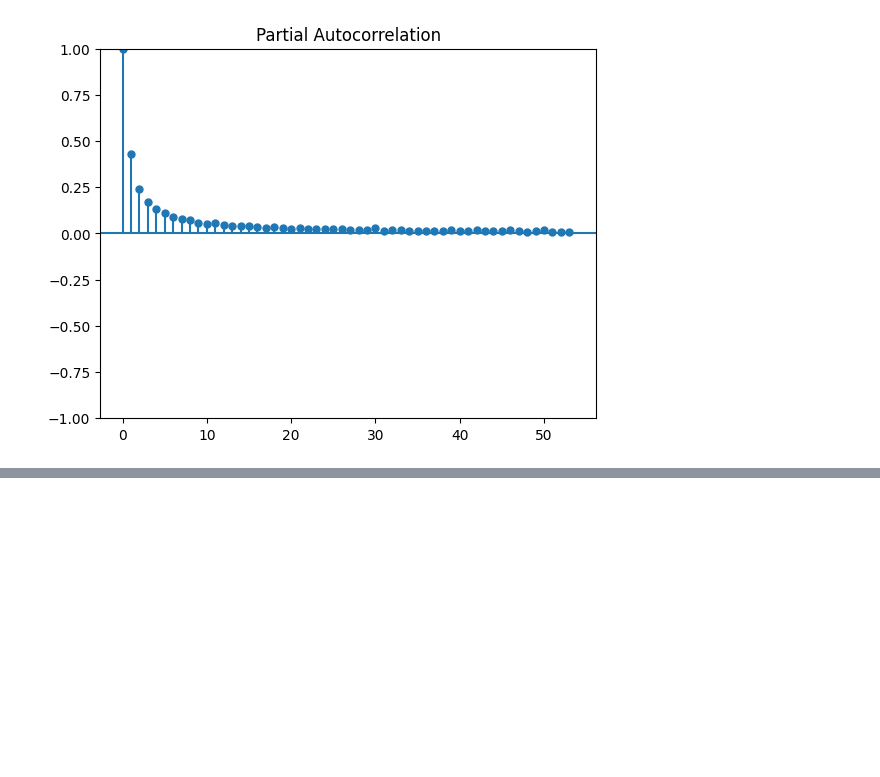
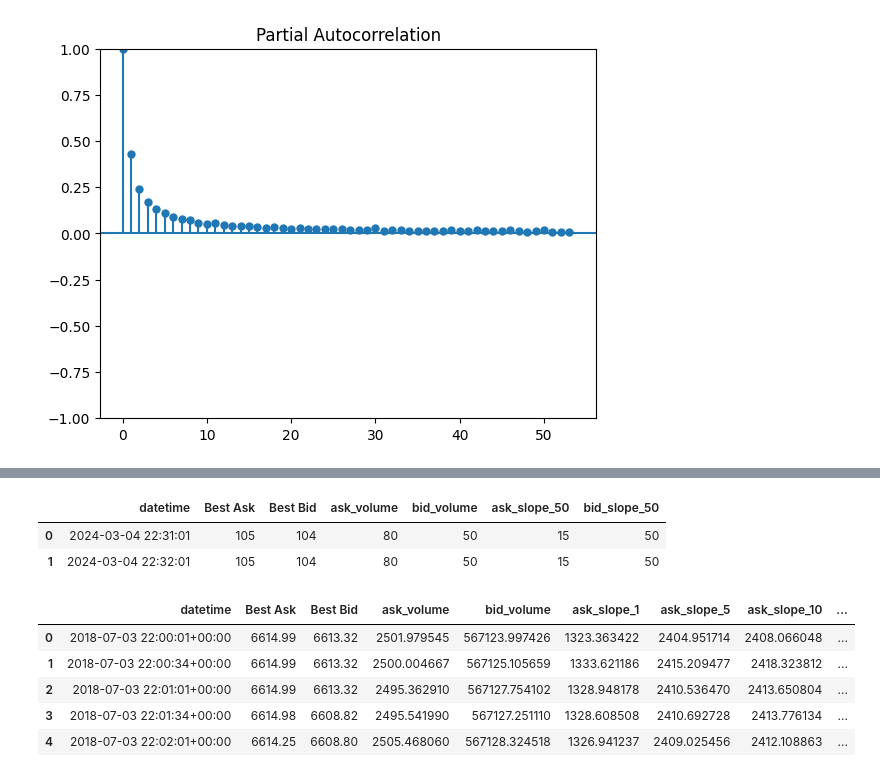
Before and after one commit to pfurjesz/MLFCS, a Jupyter notebook: EDA.ipynb, the cells around one changed output, grey strips where cells are left out. Cells and saved outputs as stored; diff of their text form; code cells hidden in the pictures; blank space fills up the shorter version.

```diff
--- a/EDA.ipynb
+++ b/EDA.ipynb
@@ -225,0 +350,71 @@ plot_pacf(trx_dataset_grouped['log_deseasoned_total_volume']);
+# %%
+import pandas as pd
+import numpy as np
+
+def compute_features(group, thresholds):
+    bids = group[group['type'] == 'b'].sort_values(by='price', ascending=False)  # Highest bid first
+    asks = group[group['type'] == 'a'].sort_values(by='price', ascending=True)   # Lowest ask first
+
+    if bids.empty or asks.empty:
+        return pd.Series({
+            'Best Ask': np.nan, 'Best Bid': np.nan, 'ask_volume': np.nan, 'bid_volume': np.nan,
+            **{f'ask_slope_{x}': np.nan for x in thresholds},
+            **{f'bid_slope_{x}': np.nan for x in thresholds}
+        })
+
+    best_bid = bids['price'].iloc[0]
+    best_ask = asks['price'].iloc[0]
+    total_bid_volume = bids['amount'].sum()
+    total_ask_volume = asks['amount'].sum()
+
+    def find_offset_price(df, total_volume, x, side='bid'):
+        """Find price level where cumulative volume reaches x% of total volume."""
+        cum_vol = df['amount'].cumsum()
+        threshold_volume = total_volume * (x / 100)
+        idx = (cum_vol >= threshold_volume).idxmax()
+        return df.loc[idx, 'price']
+
+    ask_slopes = {}
+    bid_slopes = {}
+
+    for x in thresholds:
+        # Compute p_b_x and delta_x_b
+        p_b_x = find_offset_price(bids, total_bid_volume, x, 'bid')
+        delta_x_b = best_bid - p_b_x
+        p_a_delta_x_b = best_ask + delta_x_b
+        ask_slopes[f'ask_slope_{x}'] = asks[asks['price'] <= p_a_delta_x_b]['amount'].sum()
+
+        # Compute p_a_x and delta_x_a
+        p_a_x = find_offset_price(asks, total_ask_volume, x, 'ask')
+        delta_x_a = best_ask - p_a_x
+        p_b_delta_x_a = best_bid + delta_x_a
+        bid_slopes[f'bid_slope_{x}'] = bids[bids['price'] >= p_b_delta_x_a]['amount'].sum()
+
+    return pd.Series({
+        'Best Ask': best_ask, 'Best Bid': best_bid, 'ask_volume': total_ask_volume, 'bid_volume': total_bid_volume,
+        **ask_slopes, **bid_slopes
+    })
+
+# Define percentage thresholds
+thresholds = [1, 5, 10]
+thresholds = [50]
+
+# Group by datetime and compute features
+result = lb_df.groupby('datetime').apply(lambda group: compute_features(group, thresholds), include_groups=False).reset_index()
+result
+# %% [output]
+|  | datetime | Best Ask | Best Bid | ask_volume | bid_volume | ask_slope_50 | bid_slope_50 |
+| 0 | 2024-03-04 22:31:01 | 105 | 104 | 80 | 50 | 15 | 50 |
+| 1 | 2024-03-04 22:32:01 | 105 | 104 | 80 | 50 | 15 | 50 |
+# %%
+thresholds = [1, 5, 10]
+lob_dataset_grouped = lob_dataset.groupby('datetime').apply(lambda group: compute_features(group, thresholds), include_groups=False).reset_index()
+# %%
+lob_dataset_grouped.head()
+# %% [output]
+|  | datetime | Best Ask | Best Bid | ask_volume | bid_volume | ask_slope_1 | ask_slope_5 | ask_slope_10 | ... |
+| 0 | 2018-07-03 22:00:01+00:00 | 6614.99 | 6613.32 | 2501.979545 | 567123.997426 | 1323.363422 | 2404.951714 | 2408.066048 | ... |
+| 1 | 2018-07-03 22:00:34+00:00 | 6614.99 | 6613.32 | 2500.004667 | 567125.105659 | 1333.621186 | 2415.209477 | 2418.323812 | ... |
+| 2 | 2018-07-03 22:01:01+00:00 | 6614.99 | 6613.32 | 2495.362910 | 567127.754102 | 1328.948178 | 2410.536470 | 2413.650804 | ... |
+| 3 | 2018-07-03 22:01:34+00:00 | 6614.98 | 6608.82 | 2495.541990 | 567127.251110 | 1328.608508 | 2410.692728 | 2413.776134 | ... |
+| 4 | 2018-07-03 22:02:01+00:00 | 6614.25 | 6608.80 | 2505.468060 | 567128.324518 | 1326.941237 | 2409.025456 | 2412.108863 | ... |
```
Also changed, not shown: parts of 21 cells of this notebook.
